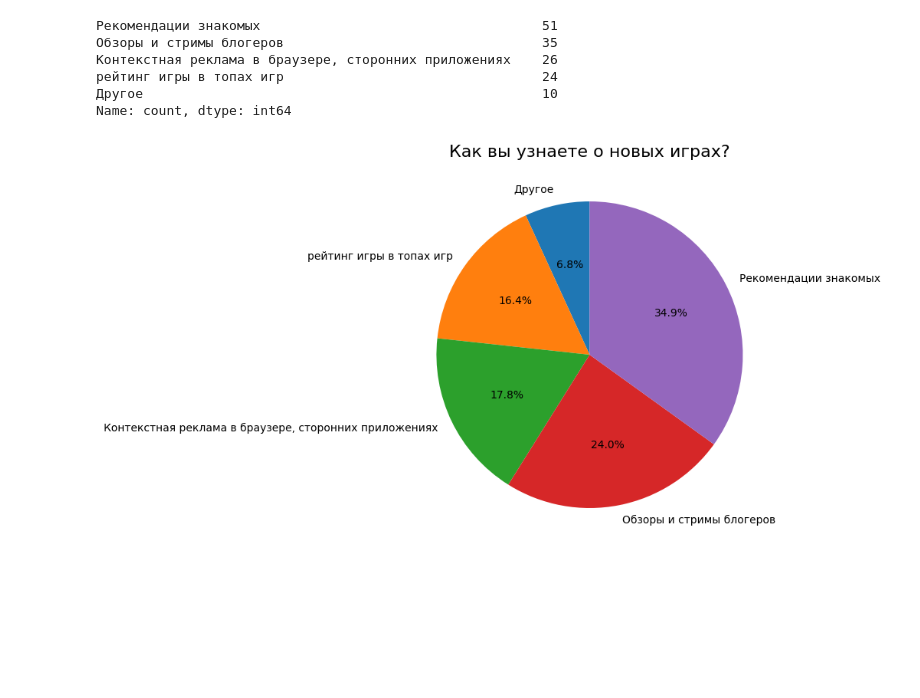
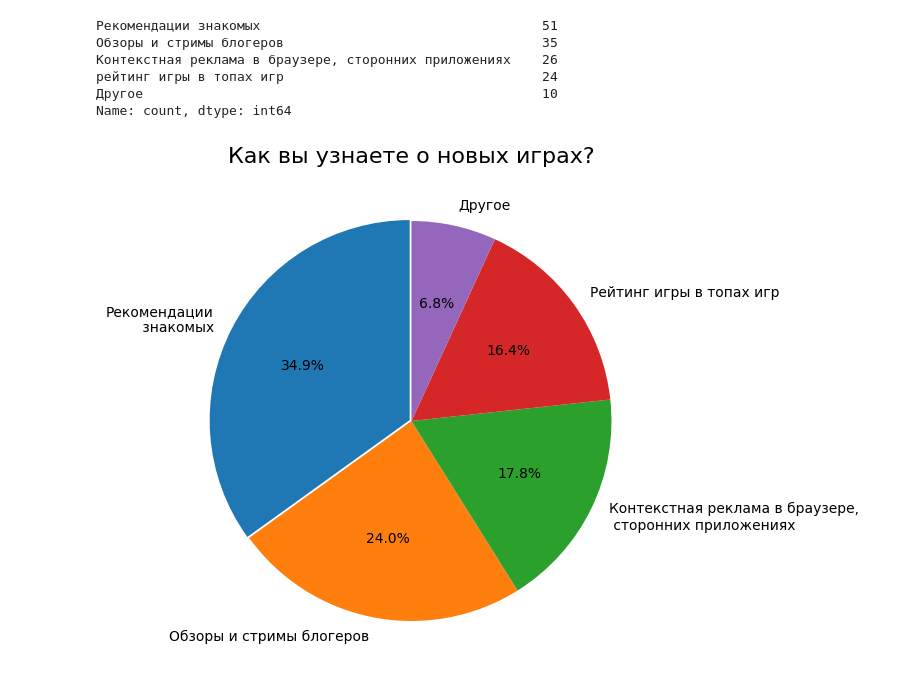
Before and after one commit to NadezdaNN/AnaliticsGames, a Jupyter notebook: analytics.ipynb, the cells around one changed output. Cells and saved outputs as stored; diff of their text form; code cells hidden in the pictures; blank space fills up the shorter version.

```diff
--- a/analytics.ipynb
+++ b/analytics.ipynb
@@ -193,7 +281,8 @@ Name: count, dtype: int64
 # %%
 data_tmp = []
-data_copy['В игры каких жанров на ПК вы играете чаще всего, можно выбрать несколько вариантов'] = data_copy['В игры каких жанров на ПК вы играете чаще всего, можно выбрать несколько вариантов'].fillna(str(0))
-for i in data_copy['В игры каких жанров на ПК вы играете чаще всего, можно выбрать несколько вариантов']:
+data_game['В игры каких жанров на ПК вы играете чаще всего, можно выбрать несколько вариантов'] = \
+    data_game['В игры каких жанров на ПК вы играете чаще всего, можно выбрать несколько вариантов'].fillna(str(0))
+for i in data_game['В игры каких жанров на ПК вы играете чаще всего, можно выбрать несколько вариантов']:
     i_tmp = i
     if ';' in i:
         i_tmp = i.split(';')
@@ -202,6 +291,6 @@ for i in data_copy['В игры каких жанров на ПК вы игра
     else:
         data_tmp.append(i_tmp)
 
-data_tmp = pd.Series(data_tmp)
-display(data_tmp.value_counts())
+data_game = pd.Series(data_tmp)
+display(data_game.value_counts())
 # %% [output]
@@ -229,0 +339,9 @@ Name: count, dtype: int64
+# %%
+# Сколько вы потратили денег на внутриигровые покупки за последние полгода?
+data['Сколько вы потратили денег на внутриигровые покупки за последние полгода?'] = \
+    data['Сколько вы потратили денег на внутриигровые покупки за последние полгода?'].apply(lambda x: 'более 5000 руб.' if x == 'более 5000руб.' else x)
+display(data['Сколько вы потратили денег на внутриигровые покупки за последние полгода?'].value_counts())
+
+mask = data['Играете ли вы в онлайн-игры?'] != 'Нет, не играю'
+data_copy = data[mask]
+display(data_copy['Сколько вы потратили денег на внутриигровые покупки за последние полгода?'].value_counts())
@@ -229,0 +380,6 @@ Name: count, dtype: int64
+# %%
+# Какую покупку вы вероятнее всего совершите в игре?
+data['Какую покупку вы вероятнее всего совершите в игре?'] = data['Какую покупку вы вероятнее всего совершите в игре?'].fillna('Никакую')
+mask = data['Играете ли вы в онлайн-игры?'] != 'Нет, не играю'
+data_copy = data[mask]
+data_copy['Какую покупку вы вероятнее всего совершите в игре?'].value_counts()
@@ -335,20 +428,16 @@ data['Что на ваш взгляд самое важное в игре?'].val
 интересный сюжет и проработанные персонажи;возможность бесплатного прогресса;возможность внутриигрового общениия;расслабляющая атмосфера игры;игра не требует пристального внимания, можно играть в любо ...
 Name: count, dtype: int64
 # %%
-data['Что на ваш взгляд самое важное в игре?'] = data['Что на ваш взгляд самое важное в игре?'].fillna(str('Другое'))
+data['Что на ваш взгляд самое важное в игре?'] = data['Что на ваш взгляд самое важное в игре?'].fillna(str('другое'))
 data_tmp = []
 for i in data['Что на ваш взгляд самое важное в игре?']:
-    #print(i, type(i))
     i_tmp = i
-    #print('123=',i)
     if ';' in i:
-        #print(i)
         i_tmp = i.split(';')
         for j in i_tmp:
             data_tmp.append(j)
     else:
         data_tmp.append(i_tmp)
-    #print(data_tmp)
 data_tmp = pd.Series(data_tmp)
 display(data_tmp.value_counts())
 # %% [output]
@@ -416,16 +521,21 @@ display(data_tmp.value_counts())
 Другое                                                   10
 Name: count, dtype: int64
 # %%
+data_tmp = data_tmp.apply(lambda x: 'Контекстная реклама в браузере,\n сторонних приложениях' if x == 'Контекстная реклама в браузере, сторонних приложениях' else x)
+data_tmp = data_tmp.apply(lambda x: 'Рейтинг игры в топах игр' if x == 'рейтинг игры в топах игр' else x)
+data_tmp = data_tmp.apply(lambda x: 'Рекомендации\n знакомых' if x == 'Рекомендации знакомых' else x)
+
 fig = plt.figure(figsize=(10, 5))
 ax = fig.add_axes((1, 1, 1, 1))
-deaths_count = data_tmp.value_counts().sort_values().head(7) #.sort_values().head(10)
+deaths_count = data_tmp.value_counts()#.sort_values().head(7)
 pie = ax.pie(
     deaths_count,
     labels=deaths_count.index,
     autopct='%1.1f%%',
-    startangle=90
+    startangle=90,
+    explode = [0.01, 0, 0, 0, 0]
 )
 title = ax.set_title('Как вы узнаете о новых играх?', fontsize=16)
 plt.show(pie)
 # %% [output]
-[figure, old version]
+[figure, new version]
```
Also changed, not shown: parts of 26 cells of this notebook, 9 other files.
